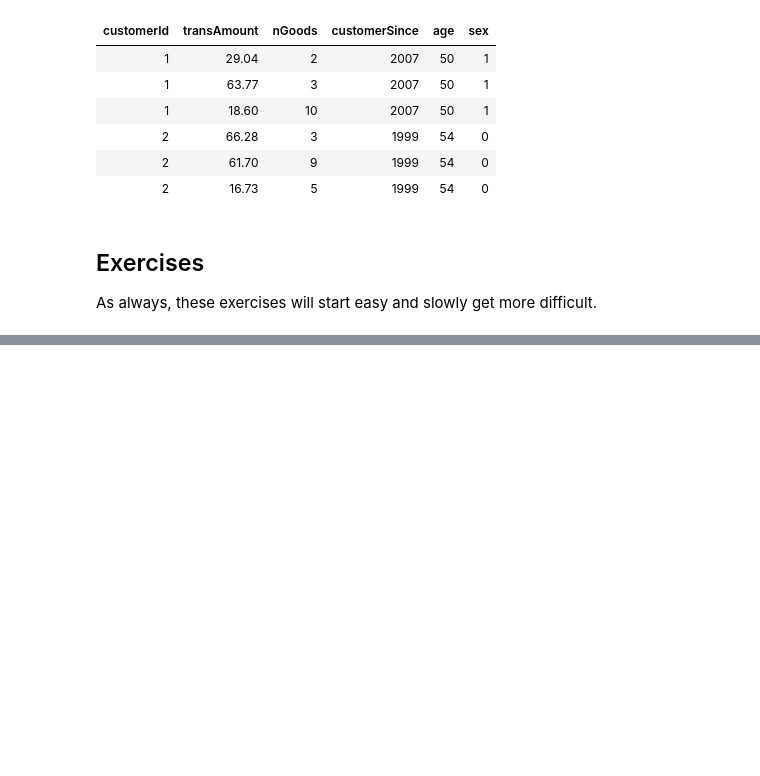
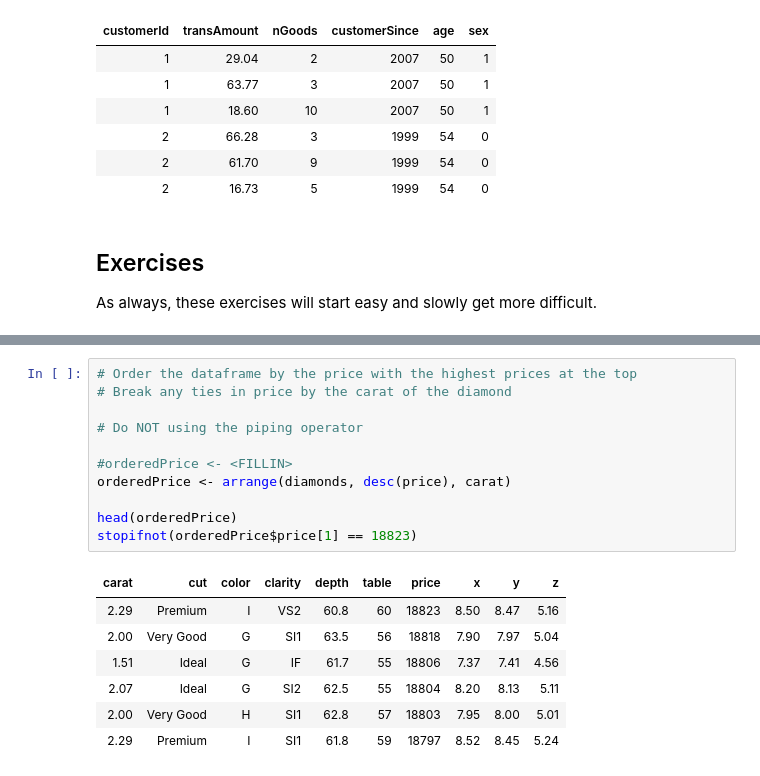
Before and after one commit to JasonFreeberg/R_Tutorials, a Jupyter notebook: Week5.ipynb, the cells around one changed output, grey strips where cells are left out. Cells and saved outputs as stored; diff of their text form; blank space fills up the shorter version.

```diff
--- a/Week5.ipynb
+++ b/Week5.ipynb
@@ -261,0 +278,19 @@ As always, these exercises will start easy and slowly get more difficult.
+# %%
+# Order the dataframe by the price with the highest prices at the top
+# Break any ties in price by the carat of the diamond
+
+# Do NOT using the piping operator
+
+#orderedPrice <- <FILLIN>
+orderedPrice <- arrange(diamonds, desc(price), carat)
+
+head(orderedPrice)
+stopifnot(orderedPrice$price[1] == 18823)
+# %% [output]
+| carat | cut | color | clarity | depth | table | price | x | y | z |
+| 2.29 | Premium | I | VS2 | 60.8 | 60 | 18823 | 8.50 | 8.47 | 5.16 |
+| 2.00 | Very Good | G | SI1 | 63.5 | 56 | 18818 | 7.90 | 7.97 | 5.04 |
+| 1.51 | Ideal | G | IF | 61.7 | 55 | 18806 | 7.37 | 7.41 | 4.56 |
+| 2.07 | Ideal | G | SI2 | 62.5 | 55 | 18804 | 8.20 | 8.13 | 5.11 |
+| 2.00 | Very Good | H | SI1 | 62.8 | 57 | 18803 | 7.95 | 8.00 | 5.01 |
+| 2.29 | Premium | I | SI1 | 61.8 | 59 | 18797 | 8.52 | 8.45 | 5.24 |
```
Also changed, not shown: parts of 6 cells of this notebook, 4 other files.
